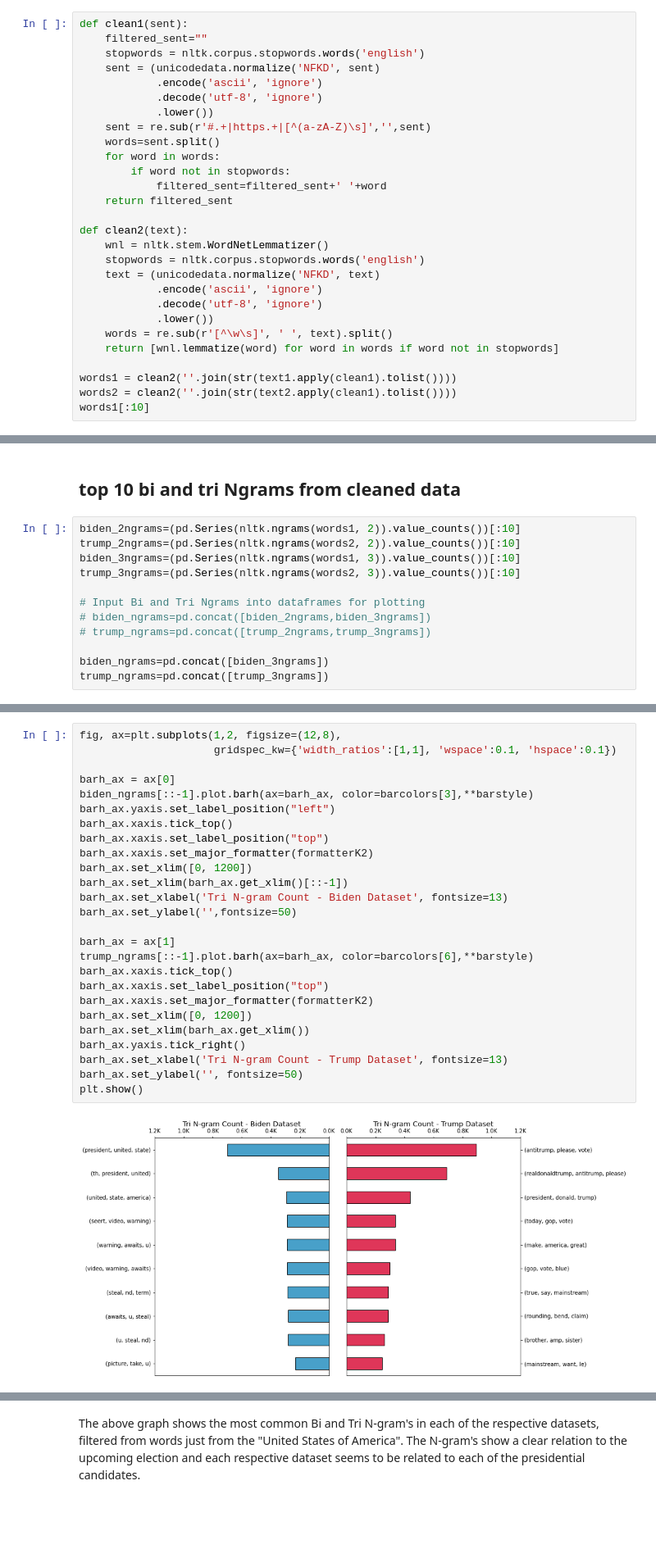
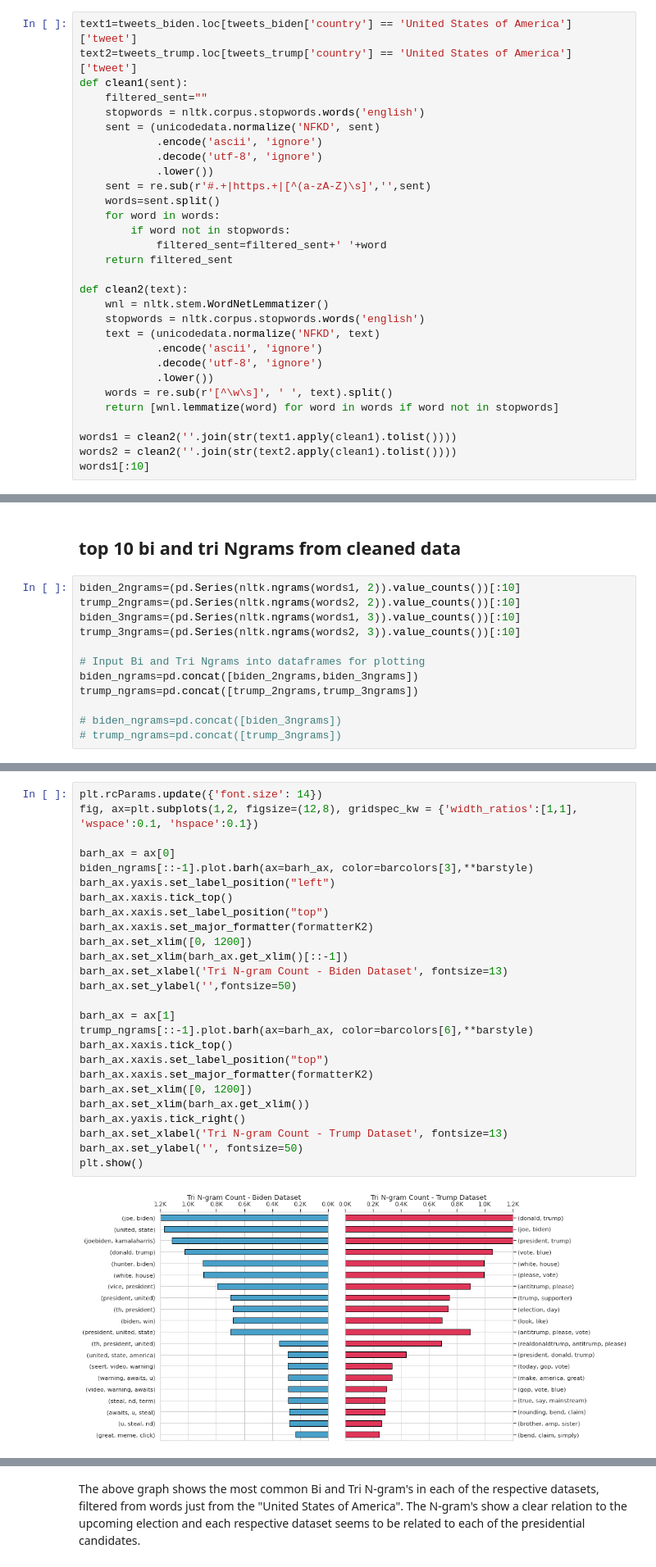
Before and after one commit to sydney-machine-learning/sentimentanalysis-USelections, a Jupyter notebook: main.ipynb, the cells around one changed output, grey strips where cells are left out. Shown at 82% size. Cells and saved outputs as stored; diff of their text form; blank space fills up the shorter version.

```diff
--- a/main.ipynb
+++ b/main.ipynb
@@ -505,6 +508,8 @@ nltk.download('wordnet')
 [nltk_data]   Unzipping corpora/wordnet.zip.
 True
 # %%
+text1=tweets_biden.loc[tweets_biden['country'] == 'United States of America']['tweet']
+text2=tweets_trump.loc[tweets_trump['country'] == 'United States of America']['tweet']
 def clean1(sent):
     filtered_sent=""
     stopwords = nltk.corpus.stopwords.words('english')
@@ -552,8 +557,8 @@ biden_3ngrams=(pd.Series(nltk.ngrams(words1, 3)).value_counts())[:10]
 trump_3ngrams=(pd.Series(nltk.ngrams(words2, 3)).value_counts())[:10]
 
 # Input Bi and Tri Ngrams into dataframes for plotting
-# biden_ngrams=pd.concat([biden_2ngrams,biden_3ngrams])
-# trump_ngrams=pd.concat([trump_2ngrams,trump_3ngrams])
+biden_ngrams=pd.concat([biden_2ngrams,biden_3ngrams])
+trump_ngrams=pd.concat([trump_2ngrams,trump_3ngrams])
 
-biden_ngrams=pd.concat([biden_3ngrams])
-trump_ngrams=pd.concat([trump_3ngrams])
+# biden_ngrams=pd.concat([biden_3ngrams])
+# trump_ngrams=pd.concat([trump_3ngrams])
@@ -560,28 +582,28 @@ trump_ngrams=pd.concat([trump_3ngrams])
 # %%
-fig, ax=plt.subplots(1,2, figsize=(12,8),
-                     gridspec_kw={'width_ratios':[1,1], 'wspace':0.1, 'hspace':0.1})
+plt.rcParams.update({'font.size': 14})
+fig, ax=plt.subplots(1,2, figsize=(12,8), gridspec_kw = {'width_ratios':[1,1], 'wspace':0.1, 'hspace':0.1})
 
 barh_ax = ax[0]
 biden_ngrams[::-1].plot.barh(ax=barh_ax, color=barcolors[3],**barstyle)
 barh_ax.yaxis.set_label_position("left")
 barh_ax.xaxis.tick_top()
 barh_ax.xaxis.set_label_position("top")
 barh_ax.xaxis.set_major_formatter(formatterK2)
 barh_ax.set_xlim([0, 1200])
 barh_ax.set_xlim(barh_ax.get_xlim()[::-1])
 barh_ax.set_xlabel('Tri N-gram Count - Biden Dataset', fontsize=13)
 barh_ax.set_ylabel('',fontsize=50)
 
 barh_ax = ax[1]
 trump_ngrams[::-1].plot.barh(ax=barh_ax, color=barcolors[6],**barstyle)
 barh_ax.xaxis.tick_top()
 barh_ax.xaxis.set_label_position("top")
 barh_ax.xaxis.set_major_formatter(formatterK2)
 barh_ax.set_xlim([0, 1200])
 barh_ax.set_xlim(barh_ax.get_xlim())
 barh_ax.yaxis.tick_right()
 barh_ax.set_xlabel('Tri N-gram Count - Trump Dataset', fontsize=13)
 barh_ax.set_ylabel('', fontsize=50)
 plt.show()
 # %% [output]
-[figure, old version]
+[figure, new version]
```
Also changed, not shown: parts of 8 cells of this notebook.
